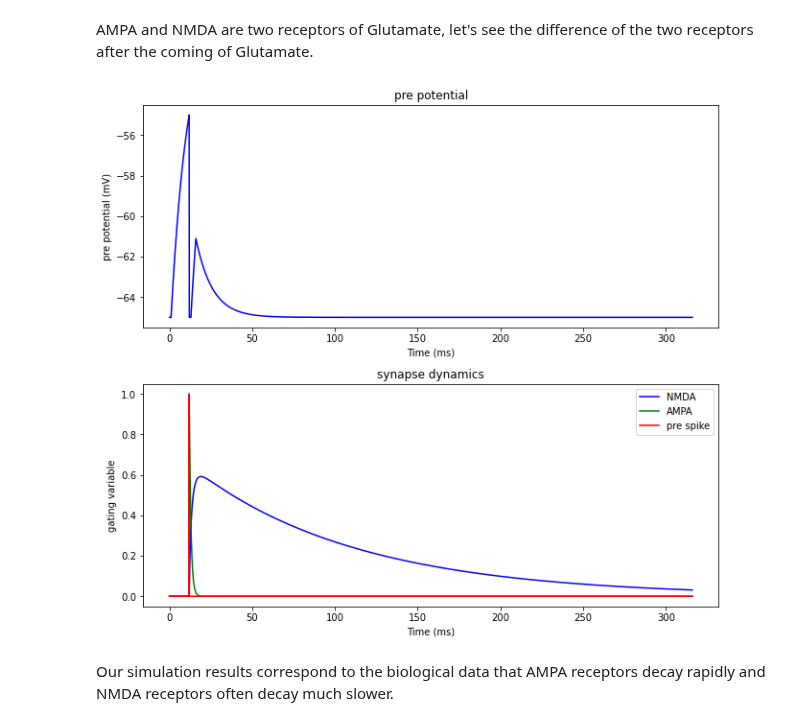
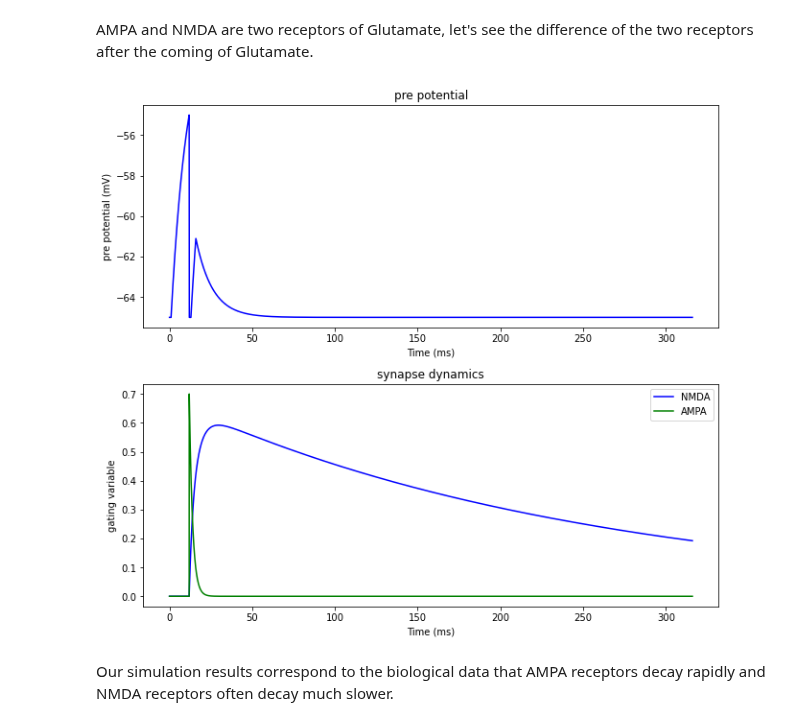
Before and after one commit to quanpeng0/BrainModels, a Jupyter notebook: docs/tutorials/synapses/Excitatory_models.ipynb, the cells around one changed output. Drawn from its saved outputs; the diff is of its cells as text; code cells hidden in the pictures.

```diff
--- a/docs/tutorials/synapses/Excitatory_models.ipynb
+++ b/docs/tutorials/synapses/Excitatory_models.ipynb
@@ -59,10 +59,10 @@ class AMPA1(bp.TwoEndConn):
         # connections
         self.conn = conn(pre.size, post.size)
         self.conn_mat = conn.requires('conn_mat')
-        self.size = bp.backend.shape(self.conn_mat)
+        self.size = bp.ops.shape(self.conn_mat)
 
         # variables
-        self.s = bp.backend.zeros(self.size)
+        self.s = bp.ops.zeros(self.size)
         self.g = self.register_constant_delay('g', size=self.size, delay_time=delay)
 
         self.int_s = bp.odeint(f=self.derivative, method='exponential_euler')
@@ -71,10 +71,10 @@ class AMPA1(bp.TwoEndConn):
 
     def update(self, _t):
         self.s = self.int_s(self.s, _t, self.tau)
-        self.s += bp.backend.unsqueeze(self.pre.spike, 1) * self.conn_mat
+        self.s += bp.ops.unsqueeze(self.pre.spike, 1) * self.conn_mat
         self.g.push(self.g_max * self.s)
         g = self.g.pull()
-        self.post.input -= bp.backend.sum(g, axis=0) * (self.post.V - self.E)
+        self.post.input -= bp.ops.sum(g, axis=0) * (self.post.V - self.E)
 # %% [markdown]
 ### Simulation
 # %% [markdown]
@@ -89,9 +89,9 @@ bp.backend.set(backend='numpy', dt=0.05)
 
 def get_neurons():
     pre = brainmodels.neurons.LIF(1, monitors=['spike', 'V'], V_rest=-65., V_reset=-65., V_th=-55.)
-    pre.V = -65. * bp.backend.ones(pre.V.shape)
+    pre.V = -65. * bp.ops.ones(pre.V.shape)
     post = brainmodels.neurons.LIF(1, monitors=['V'], V_rest=-65., V_reset=-65., V_th=-55.)
-    post.V = -65. * bp.backend.ones(post.V.shape)
+    post.V = -65. * bp.ops.ones(post.V.shape)
     return pre, post
 
 def get_plots(ts, s, pre_V, post_V, pre_spike):
@@ -374,26 +374,26 @@ class NMDA(bp.TwoEndConn):
         # connections
         self.conn = conn(pre.size, post.size)
         self.conn_mat = conn.requires('conn_mat')
-        self.size = bp.backend.shape(self.conn_mat)
+        self.size = bp.ops.shape(self.conn_mat)
 
         # variables
-        self.s = bp.backend.zeros(self.size)
-        self.x = bp.backend.zeros(self.size)
+        self.s = bp.ops.zeros(self.size)
+        self.x = bp.ops.zeros(self.size)
         self.g = self.register_constant_delay('g', size=self.size, delay_time=delay)
 
-        self.integral = bp.odeint(f=self.derivative, method='rk4')
+        self.integral = bp.odeint(f=self.derivative, method='rk4', dt=.02)
 
         super(NMDA, self).__init__(pre=pre, post=post, **kwargs)
 
 
     def update(self, _t):
-        self.x += bp.backend.unsqueeze(self.pre.spike, 1) * self.conn_mat
+        self.x += bp.ops.unsqueeze(self.pre.spike, 1) * self.conn_mat
         self.s, self.x = self.integral(self.s, self.x, _t, self.tau_rise, self.tau, self.a)
 
         self.g.push(self.g_max * self.s)
-        g_inf = 1 + self.cc_Mg / self.beta * bp.backend.exp(-self.alpha * self.post.V)
+        g_inf = 1 + self.cc_Mg / self.beta * bp.ops.exp(-self.alpha * self.post.V)
         g_inf = 1 / g_inf
-        self.post.input -= bp.backend.sum(self.g.pull(), axis=0) * (self.post.V - self.E) * g_inf
+        self.post.input -= bp.ops.sum(self.g.pull(), axis=0) * (self.post.V - self.E) * g_inf
 # %% [markdown]
 ### Simulation
 # %%
@@ -482,46 +482,46 @@ get_plots(net.ts, syn.mon.s, pre.mon.V, post.mon.V, pre.mon.spike)
 # %% [markdown]
 AMPA and NMDA are two receptors of Glutamate, let's see the difference of the two receptors after the coming of Glutamate.
 # %%
+bp.backend.set(backend='numpy')
 (I_ext, duration) = bp.inputs.constant_current([(0, 1), (15, 15), (0, 300)])
 
 # AMPA
 a_pre, a_post = get_neurons()
-ampa = AMPA1(pre=a_pre, post=a_post, conn=bp.connect.All2All(), monitors=['s'], tau=1.)
+ampa = AMPA1(pre=a_pre, post=a_post, conn=bp.connect.All2All(), monitors=['s'])
 net_ampa = bp.Network(a_pre, ampa, a_post)
 
 # NMDA
 n_pre, n_post = get_neurons()
 nmda = NMDA(pre=n_pre, post=n_post, conn=bp.connect.All2All(), monitors=['s'])
 net_nmda = bp.Network(n_pre, nmda, n_post)
 
 # run simulation
 net_nmda.run(duration, inputs=(n_pre, "input", I_ext))
 net_ampa.run(duration, inputs=(a_pre, "input", I_ext))
 
 # visualization
 fig, gs = bp.visualize.get_figure(2, 1, 4, 9)
 
 ts = net_nmda.ts
 
 # pre potential
 fig.add_subplot(gs[0, 0])
 plt.plot(ts, n_pre.mon.V[:, 0], 'b')
 plt.ylabel('pre potential (mV)')
 plt.xlabel('Time (ms)')
 plt.title('pre potential')
 
 # synapse
 fig.add_subplot(gs[1, 0])
 plt.plot(ts, nmda.mon.s[:, 0], 'b', label='NMDA')
-plt.plot(ts, ampa.mon.s[:, 0], 'g', label='AMPA')
-plt.plot(ts, n_pre.mon.spike[:, 0], 'r', label='pre spike')
+plt.plot(ts, .7 * ampa.mon.s[:, 0], 'g', label='AMPA')
 plt.ylabel('gating variable')
 plt.xlabel('Time (ms)')
 plt.title('synapse dynamics')
 plt.legend()
 plt.show()
 # %% [output]
-[figure, old version]
+[figure, new version]
 # %% [markdown]
 Our simulation results correspond to the biological data that AMPA receptors decay rapidly and NMDA receptors often decay much slower.
 # %% [markdown]
```
Also changed, not shown: parts of 5 cells of this notebook, 4 other files.
